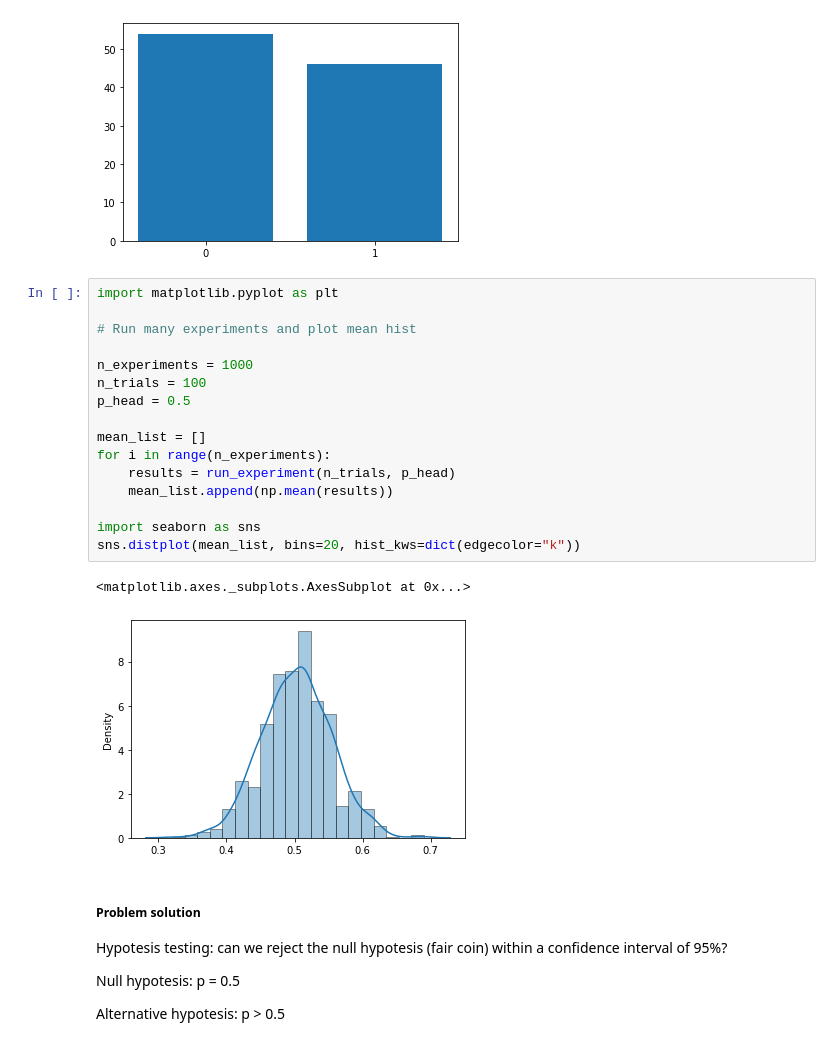
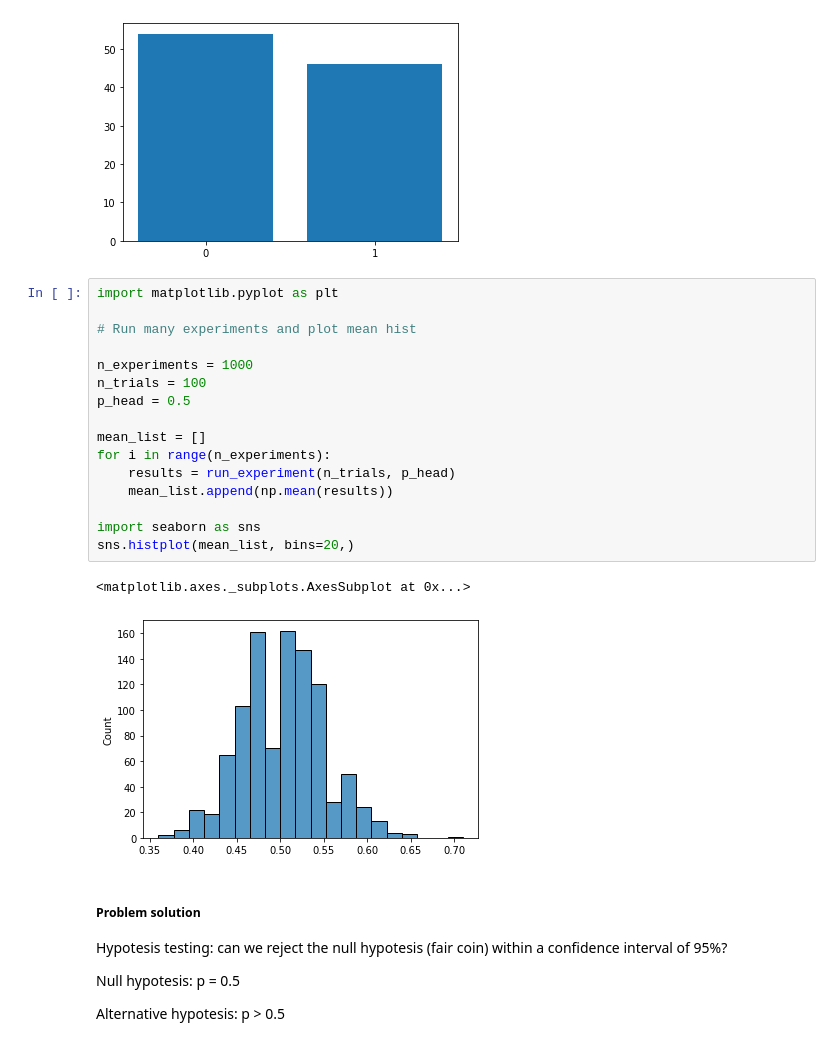
Before and after one commit to MarcoCalbucci/DataAnalytics, a Jupyter notebook: Probability_Statistics/probability_statistics_examples.ipynb, the cells around one changed output. Drawn from its saved outputs; the diff is of its cells as text.

```diff
--- a/Probability_Statistics/probability_statistics_examples.ipynb
+++ b/Probability_Statistics/probability_statistics_examples.ipynb
@@ -162,22 +162,22 @@ plt.bar(freq_by_outcome.keys(), freq_by_outcome.values())
 # %%
 import matplotlib.pyplot as plt
 
 # Run many experiments and plot mean hist
 
 n_experiments = 1000
 n_trials = 100
 p_head = 0.5
 
 mean_list = []
 for i in range(n_experiments):
     results = run_experiment(n_trials, p_head)
     mean_list.append(np.mean(results))
 
 import seaborn as sns
-sns.distplot(mean_list, bins=20, hist_kws=dict(edgecolor="k"))
+sns.histplot(mean_list, bins=20,)
 # %% [output]
 <matplotlib.axes._subplots.AxesSubplot at 0x...>
-[figure, old version]
+[figure, new version]
 # %% [markdown]
 ##### **Problem solution**
 Hypotesis testing: can we reject the null hypotesis (fair coin) within a confidence interval of 95%?
```
